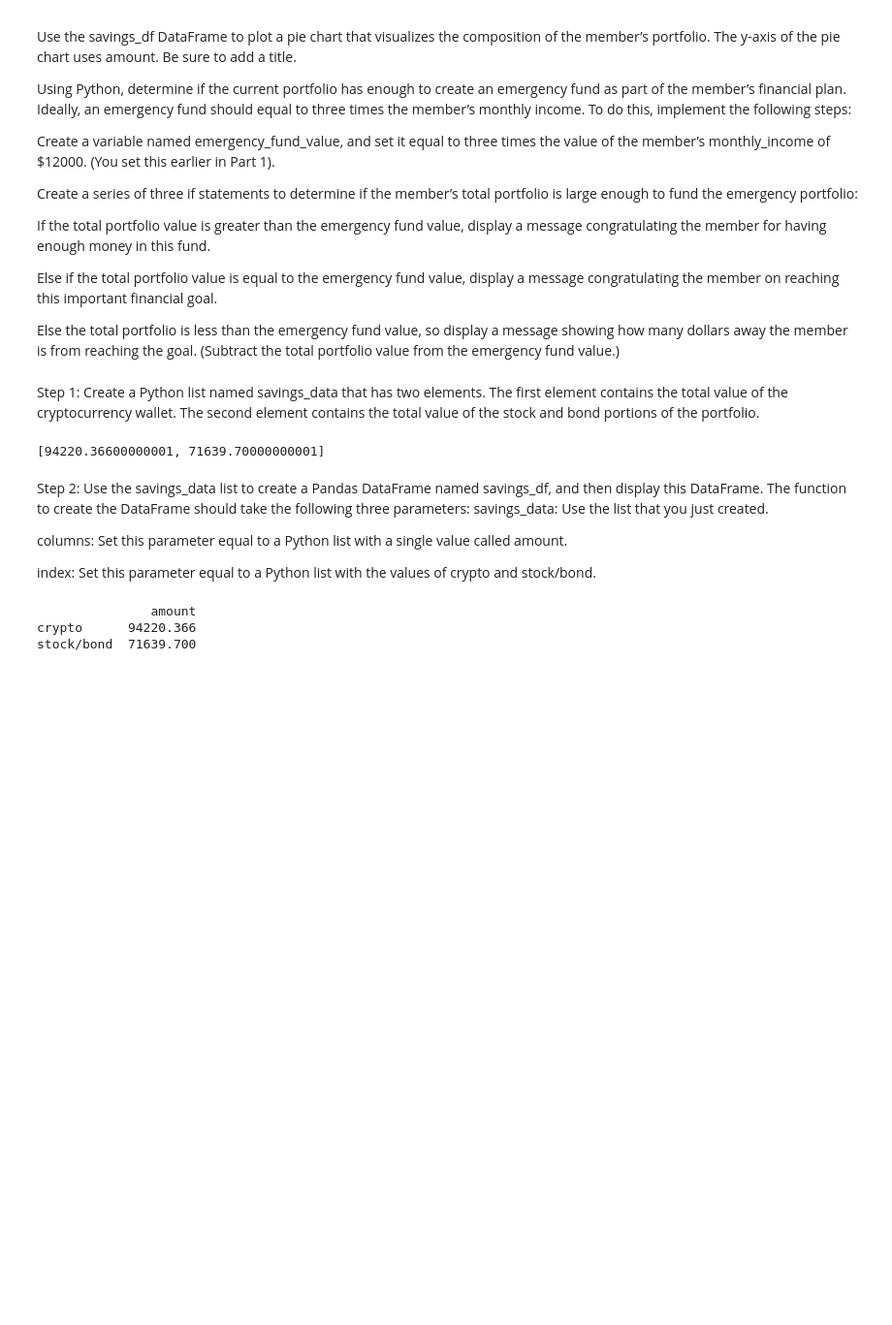
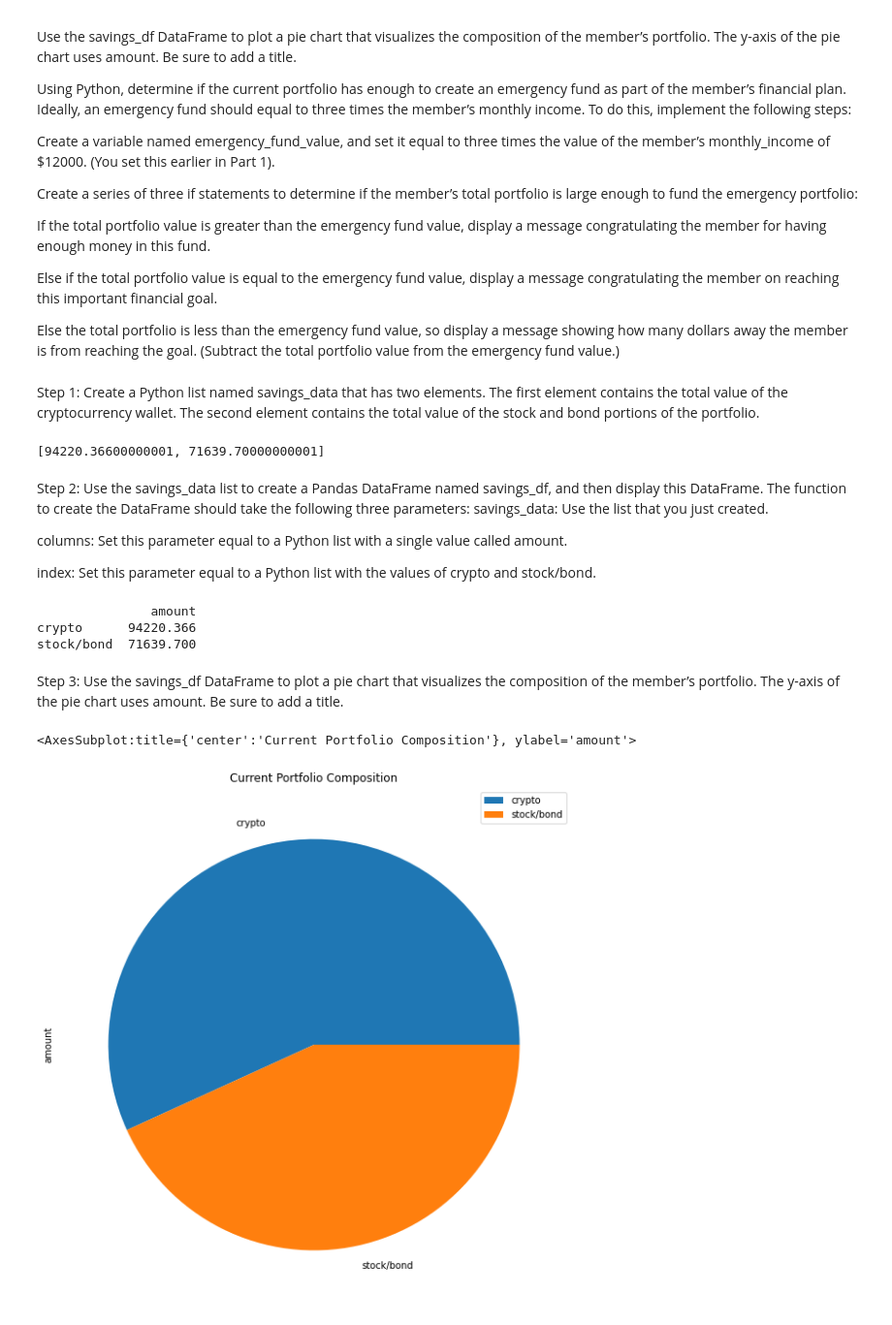
Before and after one commit to mrlandero/Monte_Carlo_Portfolio, a Jupyter notebook: app.ipynb, the cells around one changed output. Shown at 97% size. Drawn from its saved outputs; the diff is of its cells as text; code cells hidden in the pictures; blank space fills up the shorter version.

Commit message:
Created Portfolio Composition Pie Chart

```diff
--- a/app.ipynb
+++ b/app.ipynb
@@ -348,3 +348,11 @@ print(savings_df)
                amount
 crypto      94220.366
 stock/bond  71639.700
+# %% [markdown]
+Step 3: Use the savings_df DataFrame to plot a pie chart that visualizes the composition of the member’s portfolio. The y-axis of the pie chart uses amount. Be sure to add a title.
+# %%
+# Plot the total value of the member's portfolio (crypto and stock/bond) in a pie chart
+savings_df.plot.pie(y="amount", figsize=(15,10), title="Current Portfolio Composition")
+# %% [output]
+<AxesSubplot:title={'center':'Current Portfolio Composition'}, ylabel='amount'>
+[figure, added]
```
